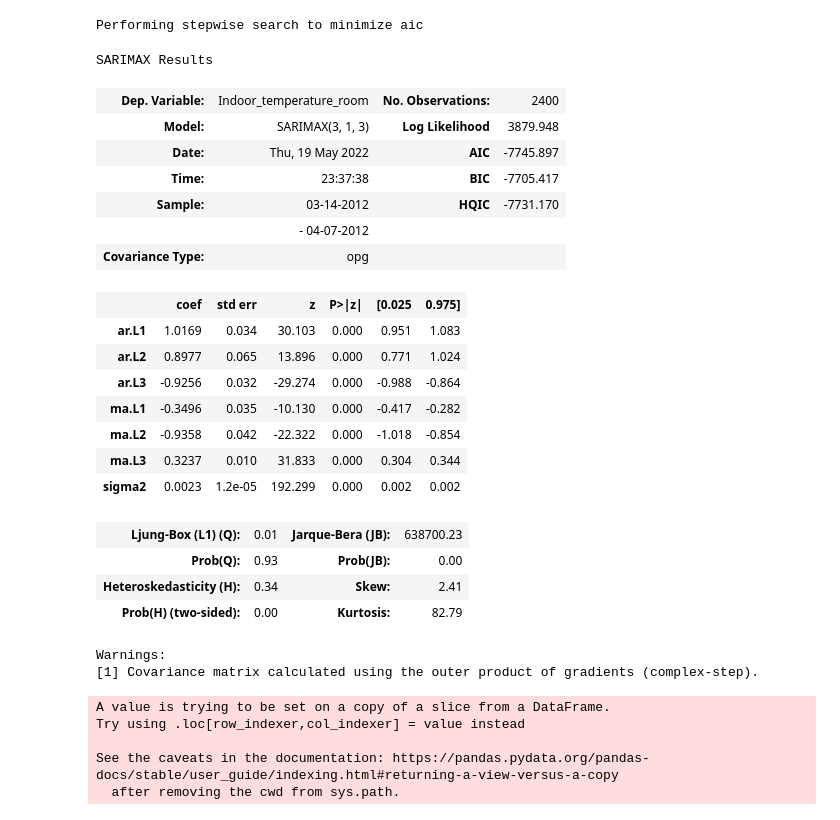
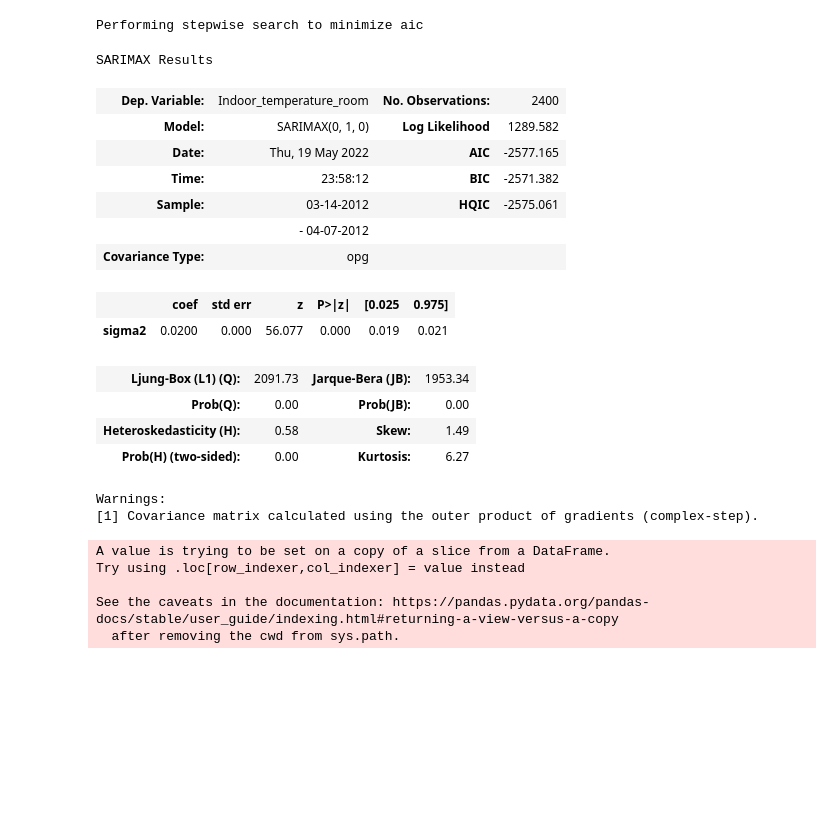
Before and after one commit to HedersonSantos/SmartHome, a Jupyter notebook: seriesTemporais.ipynb, the cells around one changed output. Cells and saved outputs as stored; diff of their text form; code cells hidden in the pictures; blank space fills up the shorter version.

```diff
--- a/seriesTemporais.ipynb
+++ b/seriesTemporais.ipynb
@@ -321,30 +321,24 @@ stepwise_fit.summary()
 Performing stepwise search to minimize aic
 # %%
 # ajustando o melhor modelo indicado pelo stepwise e gerando o sumário.
-modelo = SARIMAX(dfTreino['Indoor_temperature_room'],order=(3,1,3),seasonal_order=(0,0,0,10))
+modelo = SARIMAX(dfTreino['Indoor_temperature_room'],order=(0,1,0),seasonal_order=(0,0,0,96))
 ajustado_sarimax = modelo.fit()
 ajustado_sarimax.summary()
 # %% [output]
 SARIMAX Results
 | Dep. Variable: | Indoor_temperature_room | No. Observations: | 2400 |
-| Model: | SARIMAX(3, 1, 3) | Log Likelihood | 3879.948 |
-| Date: | Thu, 19 May 2022 | AIC | -7745.897 |
-| Time: | 23:37:38 | BIC | -7705.417 |
-| Sample: | 03-14-2012 | HQIC | -7731.170 |
+| Model: | SARIMAX(0, 1, 0) | Log Likelihood | 1289.582 |
+| Date: | Thu, 19 May 2022 | AIC | -2577.165 |
+| Time: | 23:58:12 | BIC | -2571.382 |
+| Sample: | 03-14-2012 | HQIC | -2575.061 |
 |  | - 04-07-2012 |  |  |
 | Covariance Type: | opg |  |  |
 |  | coef | std err | z | P>|z| | [0.025 | 0.975] |
-| ar.L1 | 1.0169 | 0.034 | 30.103 | 0.000 | 0.951 | 1.083 |
-| ar.L2 | 0.8977 | 0.065 | 13.896 | 0.000 | 0.771 | 1.024 |
-| ar.L3 | -0.9256 | 0.032 | -29.274 | 0.000 | -0.988 | -0.864 |
-| ma.L1 | -0.3496 | 0.035 | -10.130 | 0.000 | -0.417 | -0.282 |
-| ma.L2 | -0.9358 | 0.042 | -22.322 | 0.000 | -1.018 | -0.854 |
-| ma.L3 | 0.3237 | 0.010 | 31.833 | 0.000 | 0.304 | 0.344 |
-| sigma2 | 0.0023 | 1.2e-05 | 192.299 | 0.000 | 0.002 | 0.002 |
+| sigma2 | 0.0200 | 0.000 | 56.077 | 0.000 | 0.019 | 0.021 |
-| Ljung-Box (L1) (Q): | 0.01 | Jarque-Bera (JB): | 638700.23 |
-| Prob(Q): | 0.93 | Prob(JB): | 0.00 |
-| Heteroskedasticity (H): | 0.34 | Skew: | 2.41 |
-| Prob(H) (two-sided): | 0.00 | Kurtosis: | 82.79 |
+| Ljung-Box (L1) (Q): | 2091.73 | Jarque-Bera (JB): | 1953.34 |
+| Prob(Q): | 0.00 | Prob(JB): | 0.00 |
+| Heteroskedasticity (H): | 0.58 | Skew: | 1.49 |
+| Prob(H) (two-sided): | 0.00 | Kurtosis: | 6.27 |
 Warnings:
 [1] Covariance matrix calculated using the outer product of gradients (complex-step).
 # %%
```
Also changed, not shown: parts of 6 cells of this notebook.
